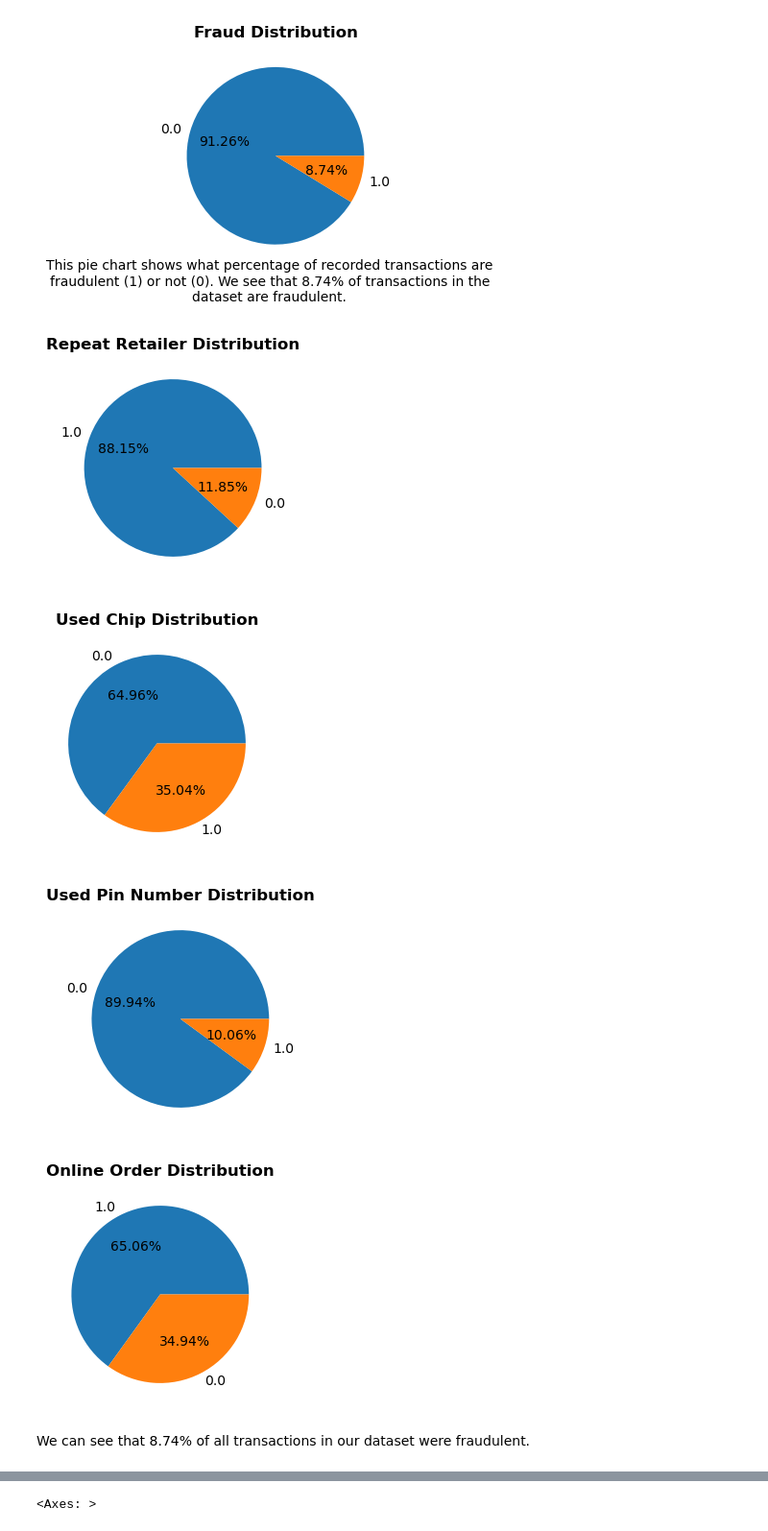
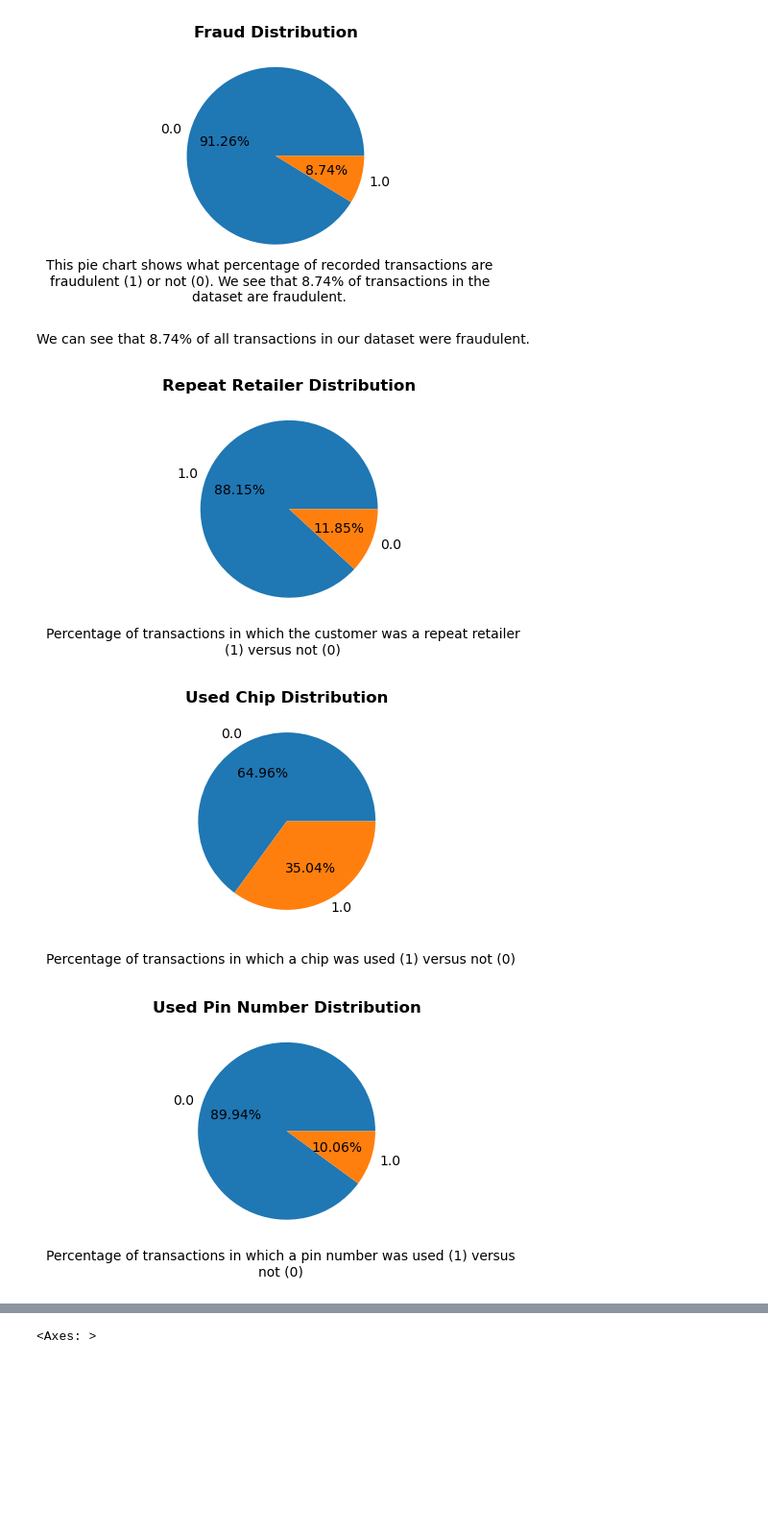
Before and after one commit to zoeykatzive/data1030project, a Jupyter notebook: credit card fraud midterm.ipynb, the cells around one changed output, grey strips where cells are left out. Shown: that part at 96% size. Cells and saved outputs as stored; diff of their text form; code cells hidden in the pictures; blank space fills up the shorter version.

```diff
--- a/credit card fraud midterm.ipynb
+++ b/credit card fraud midterm.ipynb
@@ -85,40 +85,48 @@ plt.show()
 # %% [output]
 [figure]
 [figure]
-# %%
-#Non-target categorical variables
-
-plt.figure(figsize = (5, 3))
-plt.pie(x = data['repeat_retailer'].value_counts().values,
-        labels = data['repeat_retailer'].value_counts().index,
-        autopct = '%1.2f%%')
-plt.title('Repeat Retailer Distribution', size = 12, weight = 'bold')
-plt.show()
-
-plt.figure(figsize = (5, 3))
-plt.pie(x = data['used_chip'].value_counts().values,
-        labels = data['used_chip'].value_counts().index,
-        autopct = '%1.2f%%')
-plt.title('Used Chip Distribution', size = 12, weight = 'bold')
-plt.show()
-
-plt.figure(figsize = (5, 3))
-plt.pie(x = data['used_pin_number'].value_counts().values,
-        labels = data['used_pin_number'].value_counts().index,
-        autopct = '%1.2f%%')
-plt.title('Used Pin Number Distribution', size = 12, weight = 'bold')
-plt.show()
-
-plt.figure(figsize = (5, 3))
-plt.pie(x = data['online_order'].value_counts().values,
-        labels = data['online_order'].value_counts().index,
-        autopct = '%1.2f%%')
-plt.title('Online Order Distribution', size = 12, weight = 'bold')
-plt.show()
-# %% [output]
-[figure, old version]
-[figure, old version]
-[figure, old version]
-[figure, old version]
 # %% [markdown]
 We can see that 8.74% of all transactions in our dataset were fraudulent.
+# %%
+#Non-target categorical variables
+
+plt.figure(figsize = (5, 3))
+plt.pie(x = data['repeat_retailer'].value_counts().values,
+        labels = data['repeat_retailer'].value_counts().index,
+        autopct = '%1.2f%%')
+plt.title('Repeat Retailer Distribution', size = 12, weight = 'bold')
+caption = "Percentage of transactions in which the customer was a repeat retailer (1) versus not (0)"
+plt.figtext(0.5, 0, caption, wrap=True, horizontalalignment='center', fontsize=10)
+plt.show()
+
+plt.figure(figsize = (5, 3))
+plt.pie(x = data['used_chip'].value_counts().values,
+        labels = data['used_chip'].value_counts().index,
+        autopct = '%1.2f%%')
+plt.title('Used Chip Distribution', size = 12, weight = 'bold')
+caption = "Percentage of transactions in which a chip was used (1) versus not (0)"
+plt.figtext(0.5, 0, caption, wrap=True, horizontalalignment='center', fontsize=10)
+plt.show()
+
+
+plt.figure(figsize = (5, 3))
+plt.pie(x = data['used_pin_number'].value_counts().values,
+        labels = data['used_pin_number'].value_counts().index,
+        autopct = '%1.2f%%')
+plt.title('Used Pin Number Distribution', size = 12, weight = 'bold')
+caption = "Percentage of transactions in which a pin number was used (1) versus not (0)"
+plt.figtext(0.5, 0, caption, wrap=True, horizontalalignment='center', fontsize=10)
+plt.show()
+
+plt.figure(figsize = (5, 3))
+plt.pie(x = data['online_order'].value_counts().values,
+        labels = data['online_order'].value_counts().index,
+        autopct = '%1.2f%%')
+caption = "Percentage of transactions that were online orders (1) versus not (0)"
+plt.title('Online Order Distribution', size = 12, weight = 'bold')
+plt.figtext(0.5, 0, caption, wrap=True, horizontalalignment='center', fontsize=10)
+plt.show()
+# %% [output]
+[figure, new version]
+[figure, new version]
+[figure, new version]
```
Also changed, not shown: parts of 5 cells of this notebook.
